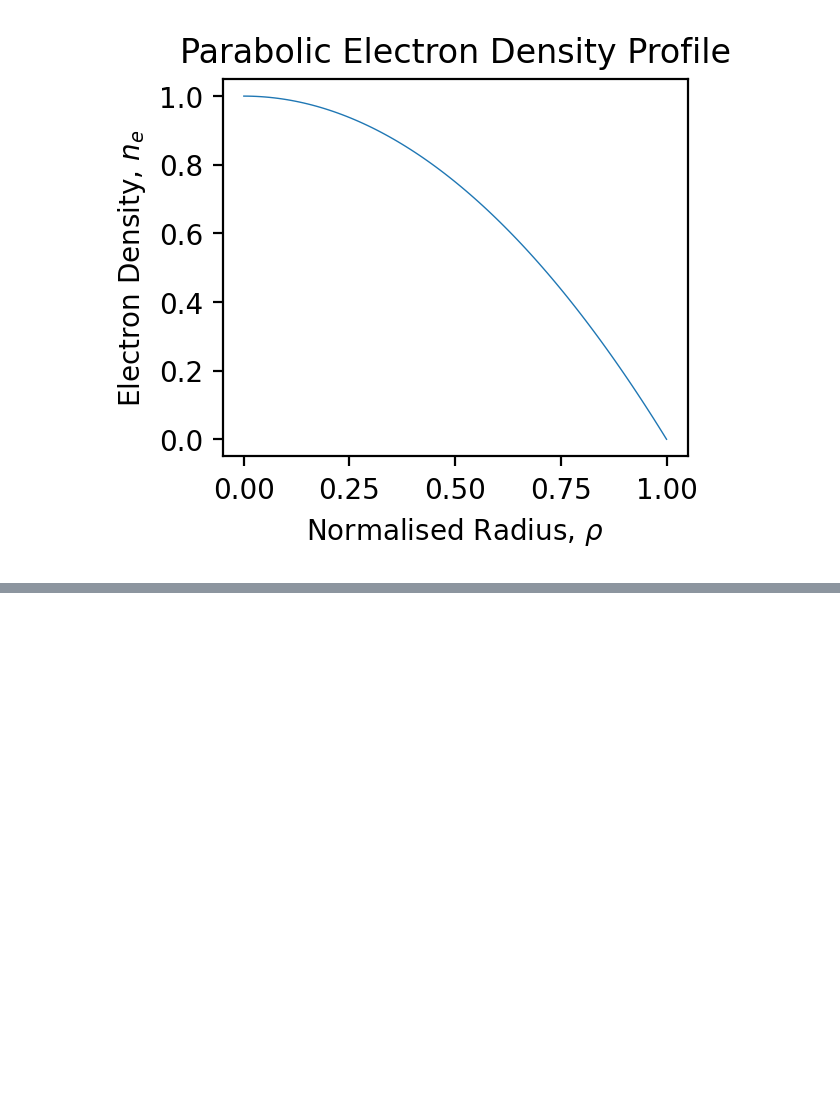
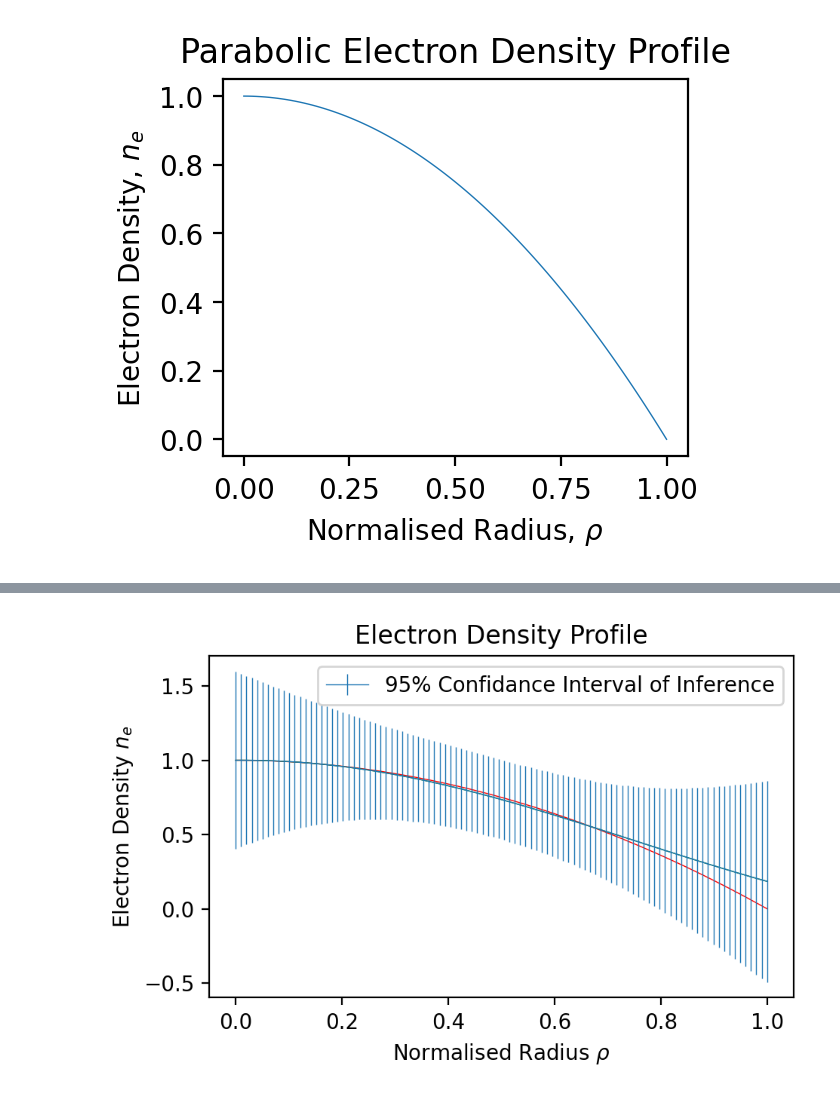
Before and after one commit to DanHarJor/Improving-Electron-Density-Profile-Inference-within-a-Tokamak-using-Bayesian-Techniques, a Jupyter notebook: ElectronDensityProfileInferenceSimulatedData.ipynb, the cells around one changed output, grey strips where cells are left out. Cells and saved outputs as stored; diff of their text form; code cells hidden in the pictures; blank space fills up the shorter version.

```diff
--- a/ElectronDensityProfileInferenceSimulatedData.ipynb
+++ b/ElectronDensityProfileInferenceSimulatedData.ipynb
@@ -260,0 +269,69 @@ ax_density = interf.visualize(title = 'Interferometry Model for Example Lines of
+# %%
+def chol_inv(A):
+    L = np.linalg.cholesky(A)
+    return np.linalg.inv(L).T @ np.linalg.inv(L)
+def chol_det(A):
+    L = np.linalg.cholesky(A)
+    return np.prod(np.diag(L))
+# %%
+##Prior
+mu_prior = np.zeros(N)
+#exponential square kernel
+def Kernel(rho1,rho2,params):
+    #amplitude determins how far the model can go from the mean
+    amp = params[0]
+    #length scale determines smoothness, how correlated the function should be at a distance
+    l = params[1]
+    return amp**2 * np.exp(-((rho1-rho2)*(rho1-rho2))/(2*l**2))
+
+def KRcov_li(params,trial_exp_er):
+    rho1, rho2 = np.meshgrid(rho_1d,rho_1d)
+    #covergence matrix of Prior
+    K = Kernel(rho1,rho2,params)
+    #add a small term onto diagonal of matricies to be inverted.
+    #this ensures it is positive definate and cholensky matrix can be computed
+    K[np.diag_indices_from(K)] += 1e-8
+    #covergence matrix of Likelyhood
+    cov_li = np.diag(np.repeat(trial_exp_er,interf.num_los))
+    R = interf.response
+    return K, R, cov_li
+
+def MargLi(params):
+    K, R, cov_li = KRcov_li(params,exp_er)
+    invertable = cov_li + R @ K @ R.T
+    #add a small term onto diagonal of matricies to be inverted.
+    #this ensures it is positive definate and cholensky matrix can be computed
+    invertable[np.diag_indices_from(invertable)] += 1e-8
+    return 0.5*np.log(chol_det(cov_li + R@K@R.T)) + 0.5*(interf.lid_data.T@chol_inv(cov_li+R@K@R.T)@interf.lid_data)
+
+x0=[0.76,0.01]
+results = minimize(MargLi, x0=x0)
+# results = basinhopping(MargLi, x0=x0, niter=100)
+print(results)
+best_params = results.x
+# best_params = x0
+
+def PlotBest(params,trial_exp_er):
+    K, R, cov_li = KRcov_li(params,trial_exp_er)
+#     print(K)
+    cov_post3 = chol_inv(R.T @ chol_inv(cov_li) @ R + chol_inv(K))
+    mu_post3 = mu_prior + cov_post3 @ R.T @ chol_inv(cov_li) @ (interf.lid_data - R @ mu_prior)
+    error_bars3 = 1.96*np.sqrt(np.diagonal(cov_post3))
+
+    print('\n\nNot good if zero, as need to be chol_inverted.')
+    print('The Determinent of K is:', chol_det(K))
+    print('The Determinent of cov_li is:', chol_det(cov_li))
+    print('The Determinent of cov_post3 is:', chol_det(cov_post3))
+
+    figGPR3 = plt.figure(figsize=(5,3))
+    plt.title('Electron Density Profile')
+    plt.xlabel(r'Normalised Radius $\rho$')
+    plt.ylabel(r'Electron Density $n_e$')
+    plt.plot(rho_1d, ne_parabolic(1,rho_1d),'r')
+    plt.plot(rho_1d, mu_post3,'g')
+    plt.errorbar(rho_1d, mu_post3, yerr=error_bars3, label='95% Confidance Interval of Inference')
+    plt.legend()
+    plt.show()
+
+PlotBest(best_params, exp_er)
+# %% [output]
@@ -260,0 +355 @@ ax_density = interf.visualize(title = 'Interferometry Model for Example Lines of
+[figure, added]
```
Also changed, not shown: parts of 5 cells of this notebook, 1 other file.
